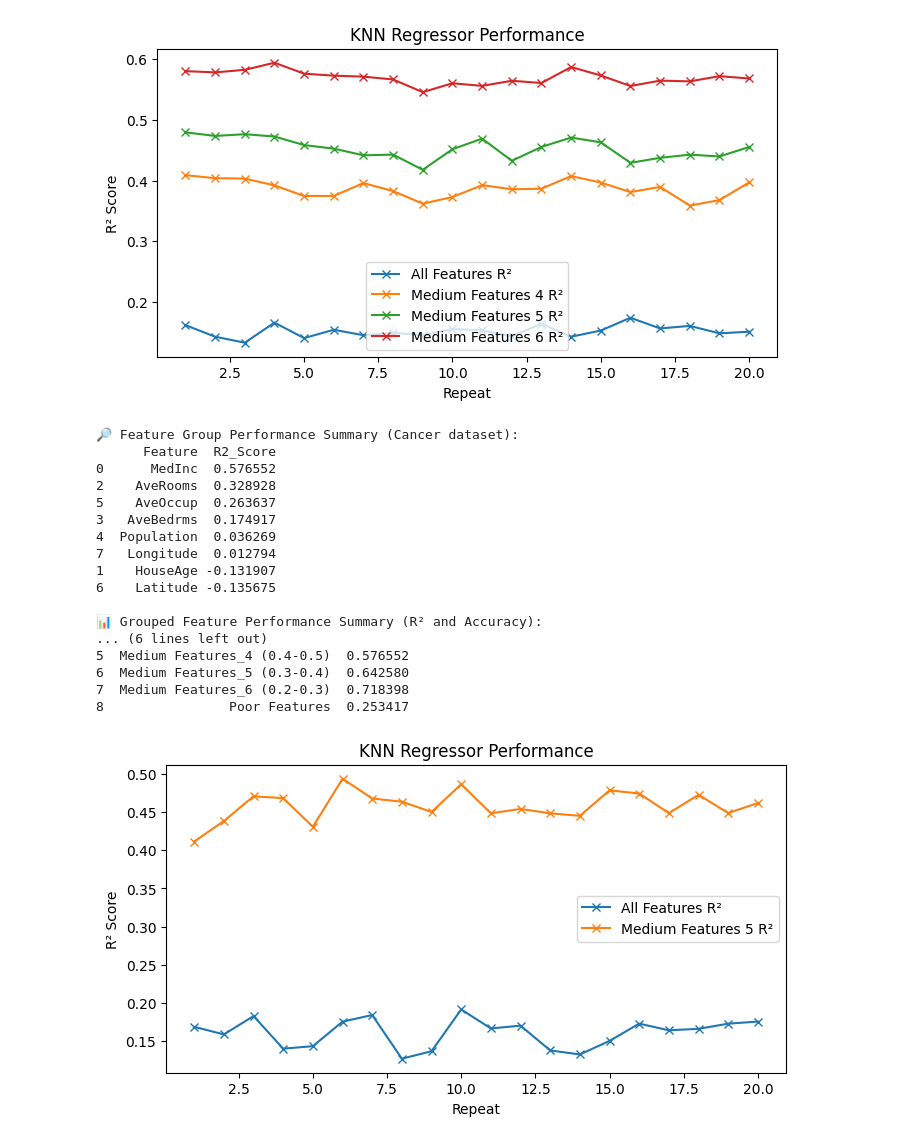
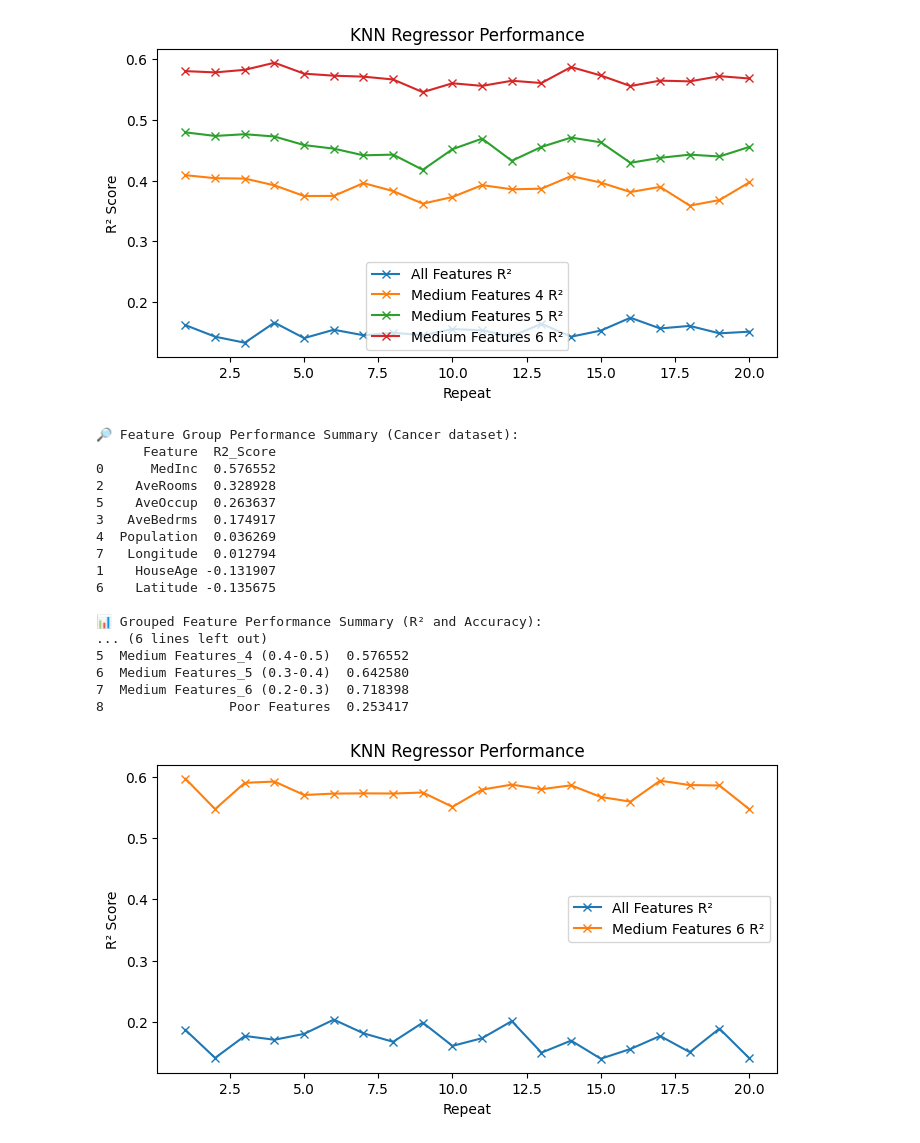
Before and after one commit to mehrnazeraeisi/California_Housing, a Jupyter notebook: Comparison_Chart_CaliforniaH_KnnRegression_Modification.ipynb, the cells around one changed output. Saved outputs shown, nothing was run; the diff lists cells and outputs as text; code cells hidden in the pictures.

```diff
--- a/Comparison_Chart_CaliforniaH_KnnRegression_Modification.ipynb
+++ b/Comparison_Chart_CaliforniaH_KnnRegression_Modification.ipynb
@@ -256,18 +256,18 @@ print(summary_df)
 
 
 
-def knn_evaluation(X_data, y_data, medium_features_5, data_features, test_size, n_repeats):
+def knn_evaluation(X_data, y_data, medium_features_6, data_features, test_size, n_repeats):
     # Initialize lists to store the results
 
     r2_scores = {
         "all_features": [],
-        "medium_features_5": [],
+        "medium_features_6": [],
     }
 
     # List of feature groups to evaluate
     feature_groups = {
         "all_features": data_features,
-        "medium_features_5": medium_features_5,
+        "medium_features_6": medium_features_6,
     }
 
     # Repeat the process n_repeats times with different train-test splits
@@ -290,32 +290,32 @@ def knn_evaluation(X_data, y_data, medium_features_5, data_features, test_size,
     plt.figure( figsize=(8, 4))
     for group_name, r2_list in r2_scores.items():
         plt.plot(x, r2_list, label=f"{group_name.replace('_', ' ').title()} R²", marker='x')
     plt.xlabel('Repeat')
     plt.ylabel('R² Score')
     plt.title('KNN Regressor Performance')
     plt.legend()
     plt.show()
 
 
 
 # Example usage (add this after you load and preprocess your data):
-knn_evaluation(X_data, y_data,  medium_features_5, data_features, test_size=0.10, n_repeats=20)
+knn_evaluation(X_data, y_data,  medium_features_6, data_features, test_size=0.10, n_repeats=20)
 # %% [output]
 🔎 Feature Group Performance Summary (Cancer dataset):
       Feature  R2_Score
 0      MedInc  0.576552
 2    AveRooms  0.328928
 5    AveOccup  0.263637
 3   AveBedrms  0.174917
 4  Population  0.036269
 7   Longitude  0.012794
 1    HouseAge -0.131907
 6    Latitude -0.135675
 
 📊 Grouped Feature Performance Summary (R² and Accuracy):
 ... (6 lines left out)
 5  Medium Features_4 (0.4-0.5)  0.576552
 6  Medium Features_5 (0.3-0.4)  0.642580
 7  Medium Features_6 (0.2-0.3)  0.718398
 8                Poor Features  0.253417
-[figure, old version]
+[figure, new version]
```
